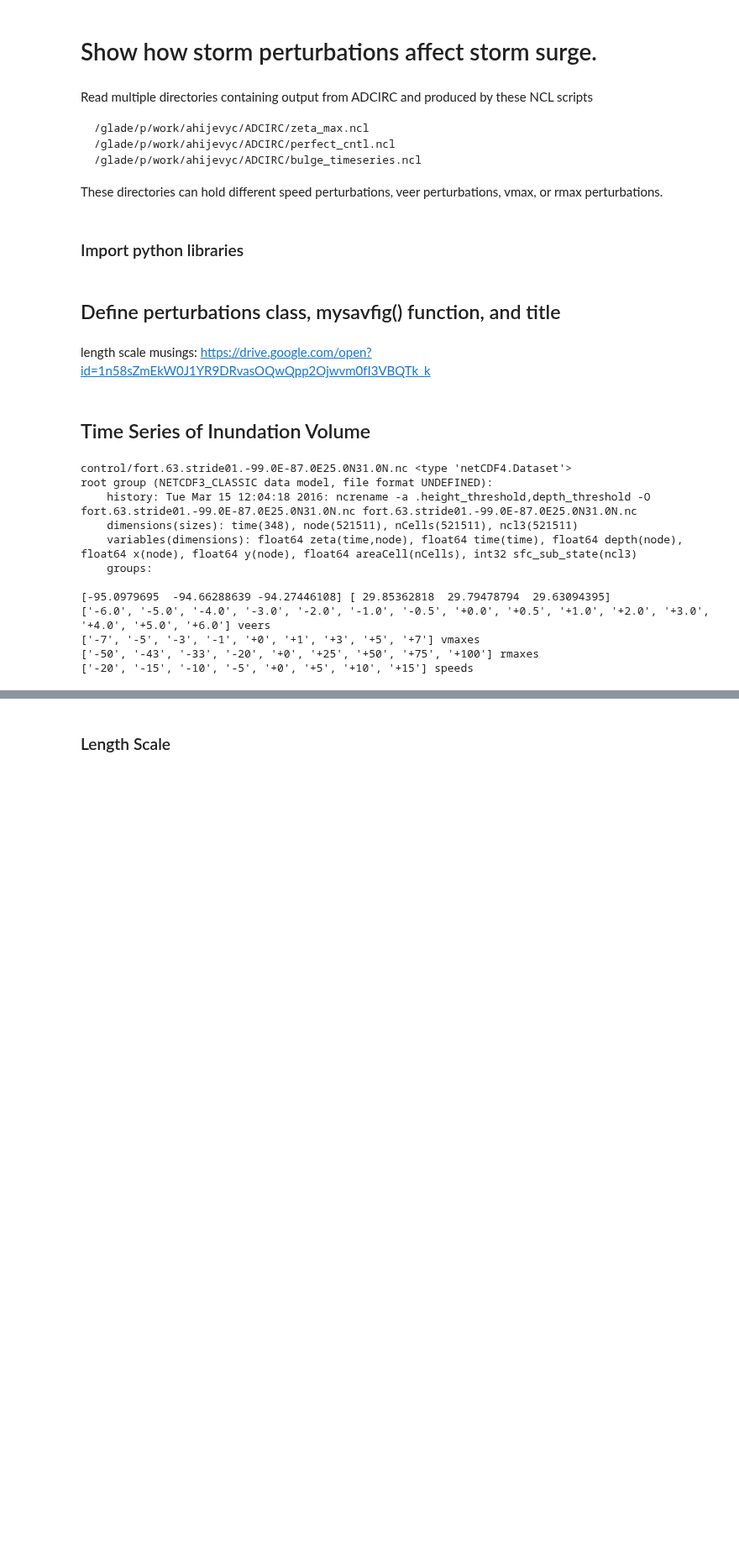
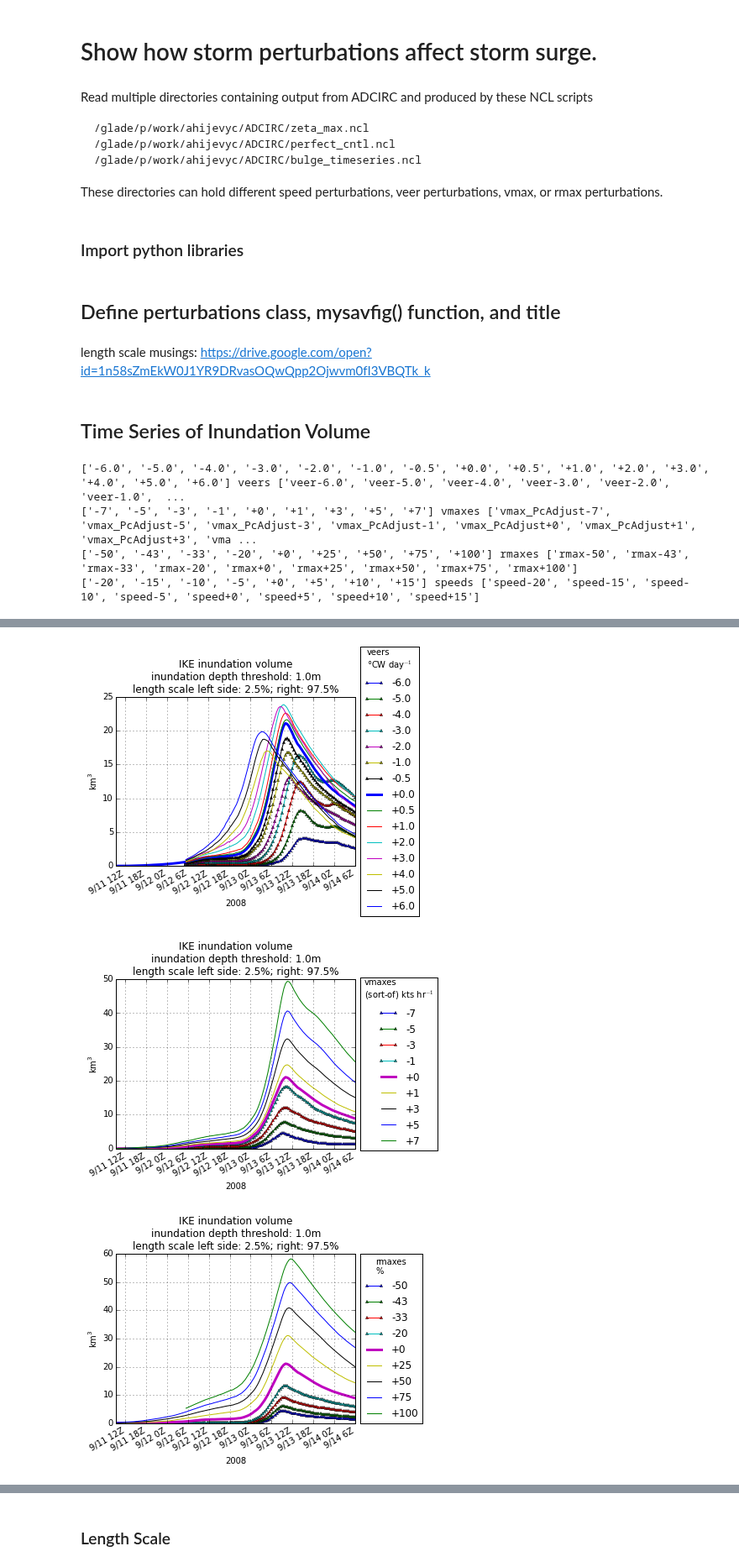
Before and after one commit to ahijevyc/ADCIRC, a Jupyter notebook: ADCIRC.ipynb, the cells around one changed output, grey strips where cells are left out. Shown at 84% size. Saved outputs shown, nothing was run; the diff lists cells and outputs as text; code cells hidden in the pictures; blank space fills up the shorter version.

Commit message:
time series tick marks on 0,6,12,18Z, redid after vmax_PcAdjust

```diff
--- a/ADCIRC.ipynb
+++ b/ADCIRC.ipynb
@@ -45,7 +45,7 @@ class perturbations:
         # default directory name list
         self.dirname = ['veer'+p for p in values]
         if name == 'speeds': self.dirname = ['speed'+p for p in values]
-        if name == 'vmaxes': self.dirname = ['vmax'+p for p in values]
+        if name == 'vmaxes': self.dirname = ['vmax_PcAdjust'+p for p in values]
         if name == 'rmaxes': self.dirname = ['rmax'+p for p in values]
 
     def __iter__(self):
@@ -86,7 +86,7 @@ import re
 # Define speed perturbations
 # find all the directories, scrape off numeric part, sort numerically
 values = [i[5:] for i in glob.glob('speed[+-]*[0-9]')]
-speeds = perturbations(sorted(values, key=lambda item: int(item)), units='%', xlabel="along-track speed change",
+speeds = perturbations(sorted(values, key=lambda item: float(item)), units='%', xlabel="along-track speed change",
                        name='speeds')
 
 # Define veer perturbations
@@ -97,7 +97,7 @@ veers = perturbations(sorted(values, key=lambda item: float(item)),
                       name='veers',xlabel='cross-track error rate')
 
 # Define vmax perturbations
-values = [i[4:] for i in glob.glob('vmax[+-][0-9]')]
+values = [i[13:] for i in glob.glob('vmax_PcAdjust[+-][0-9]')]
 vmaxes = perturbations(sorted(values, key=lambda item: int(item)), name='vmaxes',
                        units = "(sort-of) kts hr$^{\mathrm{-1}}$", xlabel = "vmax change")
 
@@ -119,16 +119,16 @@ if stormname == 'IKE': # A is a list of nodes that experience large inundation.
 ifile='control/fort.63.'+domain+'.nc'
 if stormname == 'IKE': ifile = re.sub(r"stride\d\d","stride01",ifile)
 fh = Dataset(ifile, mode='r')
-print ifile, fh
+#print ifile, fh
 lon = fh.variables['x'][A]
 lat = fh.variables['y'][A]
 fh.close()
-print lon, lat
+#print lon, lat
 
 for perturbation in [veers, vmaxes, rmaxes, speeds]:
     fig, ax = plt.subplots()
     plt.title(title)
-    print perturbation.values, perturbation.name
+    print perturbation.values, perturbation.name, perturbation.dirname
     vdirs = perturbation.dirname
     for i, v in enumerate(perturbation):
         files = glob.glob(vdirs[i]+'/*.notideFalse_1.00m.'+domain+'.timeseries.nc')
@@ -152,8 +152,10 @@ for perturbation in [veers, vmaxes, rmaxes, speeds]:
     plt.ylabel(units)
 
     plt.grid()
-    ax.xaxis.set_major_formatter(dates.DateFormatter('%m/%d %H:%M'))
+    ax.xaxis.set_major_formatter(dates.DateFormatter('%-m/%-d %-H'+'Z'))
+    ax.xaxis.set_major_locator(dates.HourLocator(byhour=[0,6,12,18]))
     fig.autofmt_xdate()
+    plt.xlabel(base_date.strftime("%Y"))
 
     # shrink current axis by 15%
     box = ax.get_position()
@@ -163,15 +165,7 @@ for perturbation in [veers, vmaxes, rmaxes, speeds]:
     plt.legend(loc='center left', bbox_to_anchor=(1,0.5), title=perturbation.name+"\n"+perturbation.units)
     status = mysavfig(perturbation.name+'_timeseries.png')
 # %% [output]
-control/fort.63.stride01.-99.0E-87.0E25.0N31.0N.nc <type 'netCDF4.Dataset'>
-root group (NETCDF3_CLASSIC data model, file format UNDEFINED):
-    history: Tue Mar 15 12:04:18 2016: ncrename -a .height_threshold,depth_threshold -O fort.63.stride01.-99.0E-87.0E25.0N31.0N.nc fort.63.stride01.-99.0E-87.0E25.0N31.0N.nc
-    dimensions(sizes): time(348), node(521511), nCells(521511), ncl3(521511)
-    variables(dimensions): float64 zeta(time,node), float64 time(time), float64 depth(node), float64 x(node), float64 y(node), float64 areaCell(nCells), int32 sfc_sub_state(ncl3)
-    groups:
-
-[-95.0979695  -94.66288639 -94.27446108] [ 29.85362818  29.79478794  29.63094395]
-['-6.0', '-5.0', '-4.0', '-3.0', '-2.0', '-1.0', '-0.5', '+0.0', '+0.5', '+1.0', '+2.0', '+3.0', '+4.0', '+5.0', '+6.0'] veers
-['-7', '-5', '-3', '-1', '+0', '+1', '+3', '+5', '+7'] vmaxes
-['-50', '-43', '-33', '-20', '+0', '+25', '+50', '+75', '+100'] rmaxes
-['-20', '-15', '-10', '-5', '+0', '+5', '+10', '+15'] speeds
+['-6.0', '-5.0', '-4.0', '-3.0', '-2.0', '-1.0', '-0.5', '+0.0', '+0.5', '+1.0', '+2.0', '+3.0', '+4.0', '+5.0', '+6.0'] veers ['veer-6.0', 'veer-5.0', 'veer-4.0', 'veer-3.0', 'veer-2.0', 'veer-1.0',  ...
+['-7', '-5', '-3', '-1', '+0', '+1', '+3', '+5', '+7'] vmaxes ['vmax_PcAdjust-7', 'vmax_PcAdjust-5', 'vmax_PcAdjust-3', 'vmax_PcAdjust-1', 'vmax_PcAdjust+0', 'vmax_PcAdjust+1', 'vmax_PcAdjust+3', 'vma ...
+['-50', '-43', '-33', '-20', '+0', '+25', '+50', '+75', '+100'] rmaxes ['rmax-50', 'rmax-43', 'rmax-33', 'rmax-20', 'rmax+0', 'rmax+25', 'rmax+50', 'rmax+75', 'rmax+100']
+['-20', '-15', '-10', '-5', '+0', '+5', '+10', '+15'] speeds ['speed-20', 'speed-15', 'speed-10', 'speed-5', 'speed+0', 'speed+5', 'speed+10', 'speed+15']
@@ -181,0 +172,3 @@ root group (NETCDF3_CLASSIC data model, file format UNDEFINED):
+[figure, added]
+[figure, added]
+[figure, added]
```
Also changed, not shown: parts of 8 cells of this notebook.
